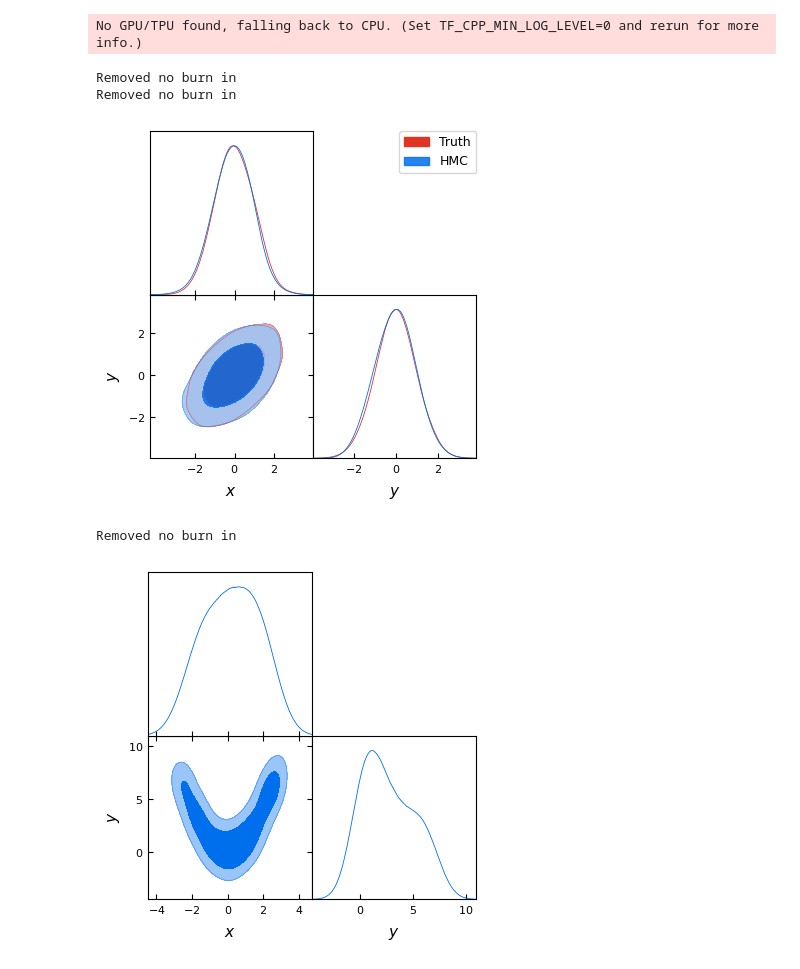
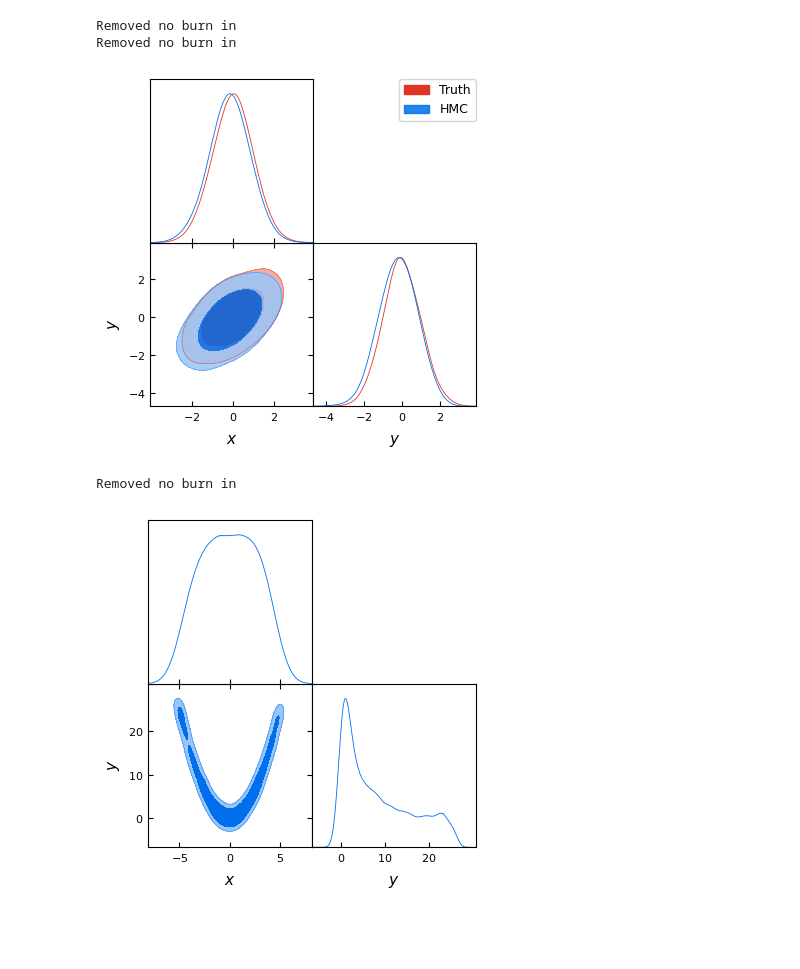
Before and after one commit to ua-2025q3-astr501-513/p1-the-physics-team, a Jupyter notebook: test.ipynb, the cells around one changed output. Saved outputs shown, nothing was run; the diff lists cells and outputs as text; code cells hidden in the pictures; blank space fills up the shorter version.

Commit message:
Parallel HMC

```diff
--- a/test.ipynb
+++ b/test.ipynb
@@ -57,7 +56,7 @@ Removed no burn in
 # %%
 # Ex. Correlated Gaussian cov = [[1, 0.5], [0.5, 1]]
 mass = jnp.array([[1, 0.5], [0.5, 1]])
-hmc_samples = Hmc(jnp.array([0.0, 0.0]), 5000, 0.2, 2, Gaussian, mass,80)
+hmc_samples = Hmc_parallel(jnp.array([0.0, 0.0]), 5000, 0.2, 2, Gaussian, mass,80)
 hmc_samps = MCSamples(samples=hmc_samples, names=names,label="HMC")
 
 # ==== Comparison with truth
@@ -67,16 +66,15 @@ true_samps = MCSamples(samples=true_samples, names=names,label="Truth")
 g = plots.get_subplot_plotter()
 g.triangle_plot([true_samps,hmc_samps], filled=True, smooth_scale_1D=1., smooth_scale_2D=1.)
 # %% [output]
-No GPU/TPU found, falling back to CPU. (Set TF_CPP_MIN_LOG_LEVEL=0 and rerun for more info.)
+Removed no burn in
+Removed no burn in
-Removed no burn in
-Removed no burn in
-[figure, old version]
+[figure, new version]
 # %%
 # Ex. Banana
-samples = Hmc(jnp.array([0.0, 0.0]), 5000, 0.5, 2, Banana, jnp.eye(2),800)
+samples = Hmc_parallel(jnp.array([0.0, 0.0]), 5000, 0.2, 20, Banana, jnp.eye(2),10)
 samps = MCSamples(samples=samples, names=names)
 g = plots.get_subplot_plotter()
 g.triangle_plot([samps], filled=True, smooth_scale_1D=1., smooth_scale_2D=1.)
 # %% [output]
 Removed no burn in
-[figure, old version]
+[figure, new version]
```
Also changed, not shown: parts of 5 cells of this notebook.
